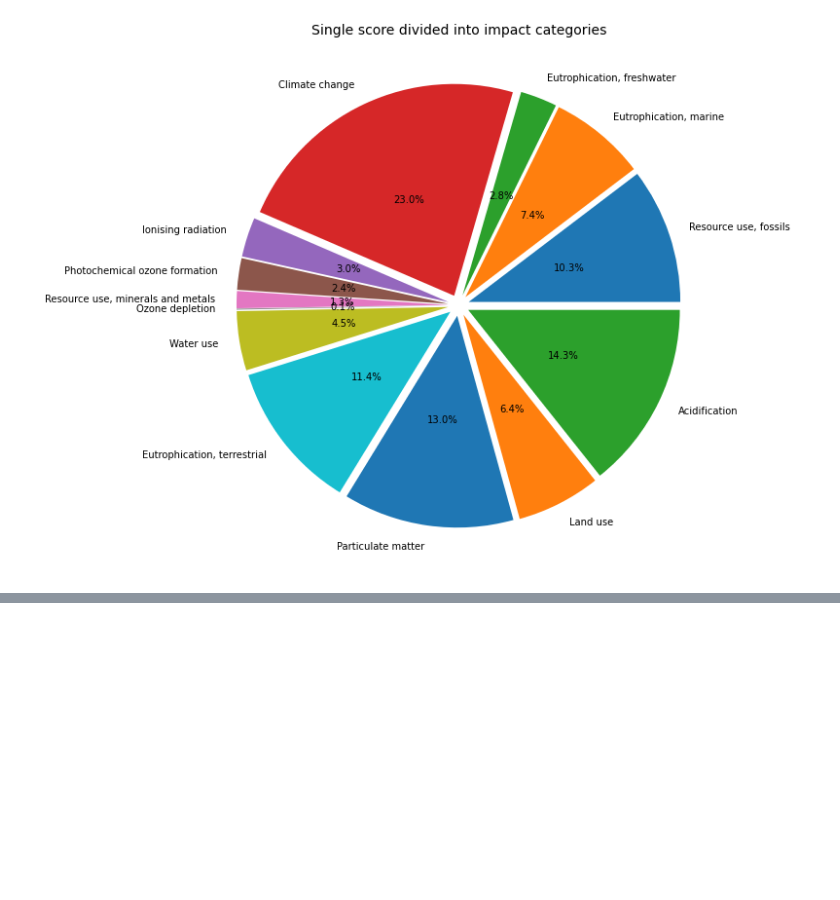
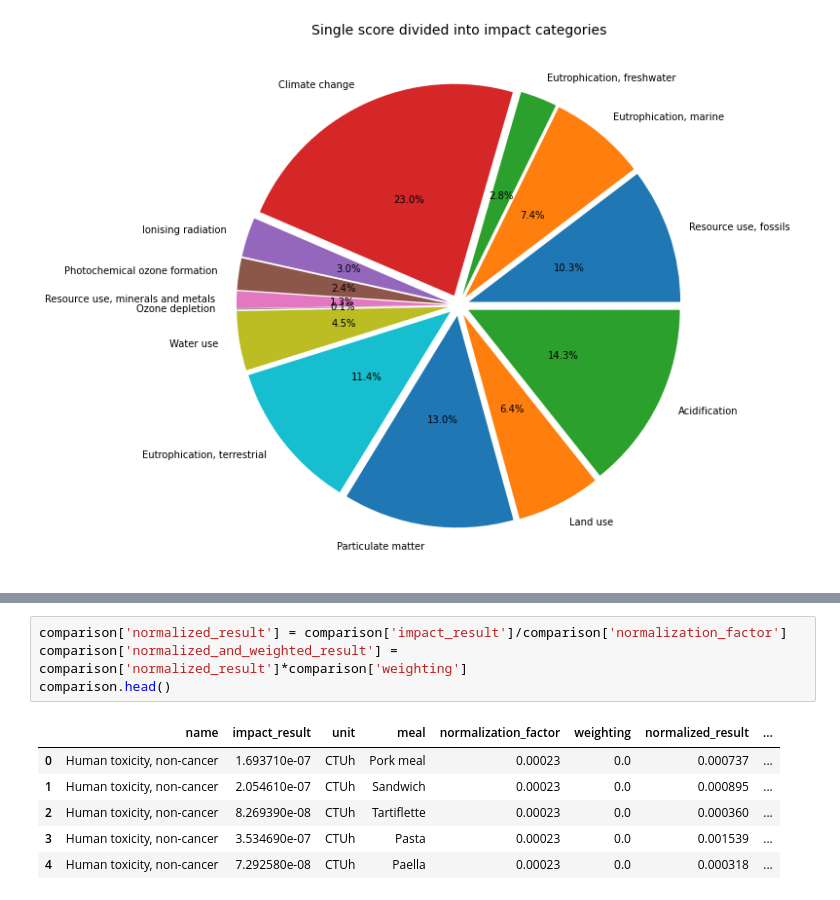
Before and after one commit to matthieu-str/ecolens, a Jupyter notebook: LCA_tool.ipynb, the cells around one changed output, grey strips where cells are left out. Cells and saved outputs as stored; diff of their text form; blank space fills up the shorter version.

```diff
--- a/LCA_tool.ipynb
+++ b/LCA_tool.ipynb
@@ -123,0 +167,11 @@ plt.title("Single score divided into impact categories", fontsize=14);
+# %%
+comparison['normalized_result'] = comparison['impact_result']/comparison['normalization_factor']
+comparison['normalized_and_weighted_result'] = comparison['normalized_result']*comparison['weighting']
+comparison.head()
+# %% [output]
+|  | name | impact_result | unit | meal | normalization_factor | weighting | normalized_result | ... |
+| 0 | Human toxicity, non-cancer | 1.693710e-07 | CTUh | Pork meal | 0.00023 | 0.0 | 0.000737 | ... |
+| 1 | Human toxicity, non-cancer | 2.054610e-07 | CTUh | Sandwich | 0.00023 | 0.0 | 0.000895 | ... |
+| 2 | Human toxicity, non-cancer | 8.269390e-08 | CTUh | Tartiflette | 0.00023 | 0.0 | 0.000360 | ... |
+| 3 | Human toxicity, non-cancer | 3.534690e-07 | CTUh | Pasta | 0.00023 | 0.0 | 0.001539 | ... |
+| 4 | Human toxicity, non-cancer | 7.292580e-08 | CTUh | Paella | 0.00023 | 0.0 | 0.000318 | ... |
```
Also changed, not shown: parts of 10 cells of this notebook.
